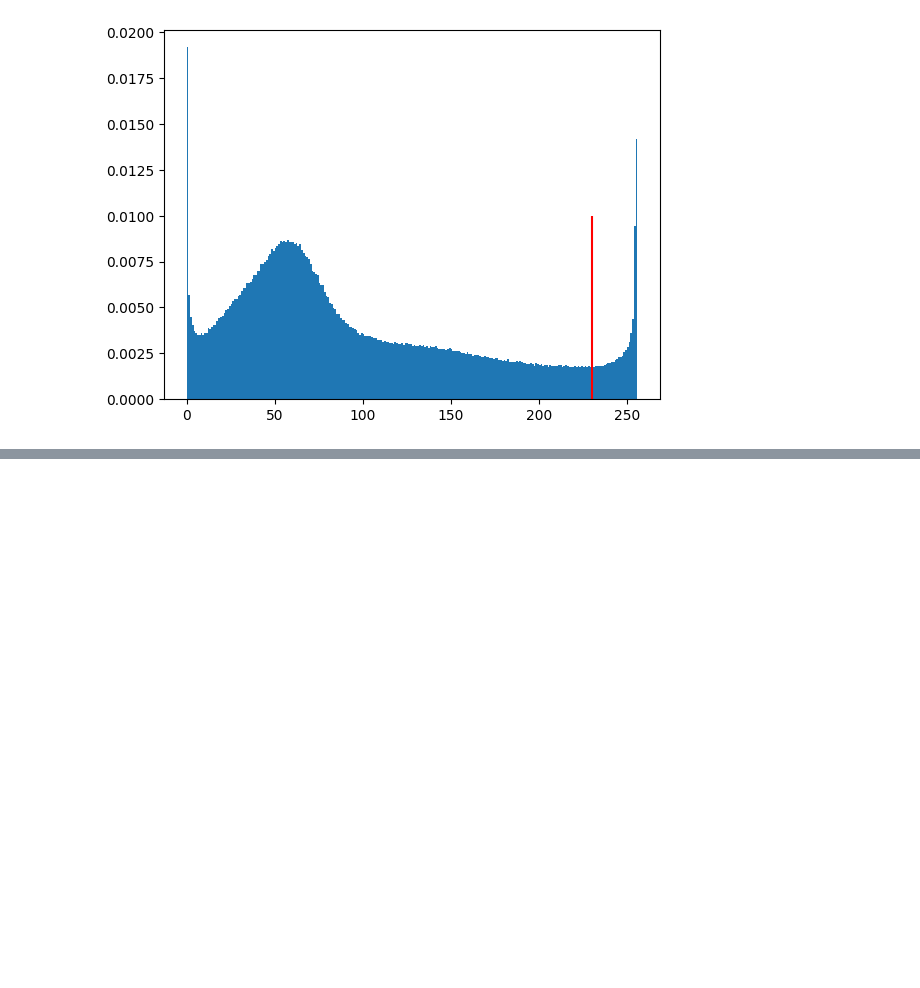
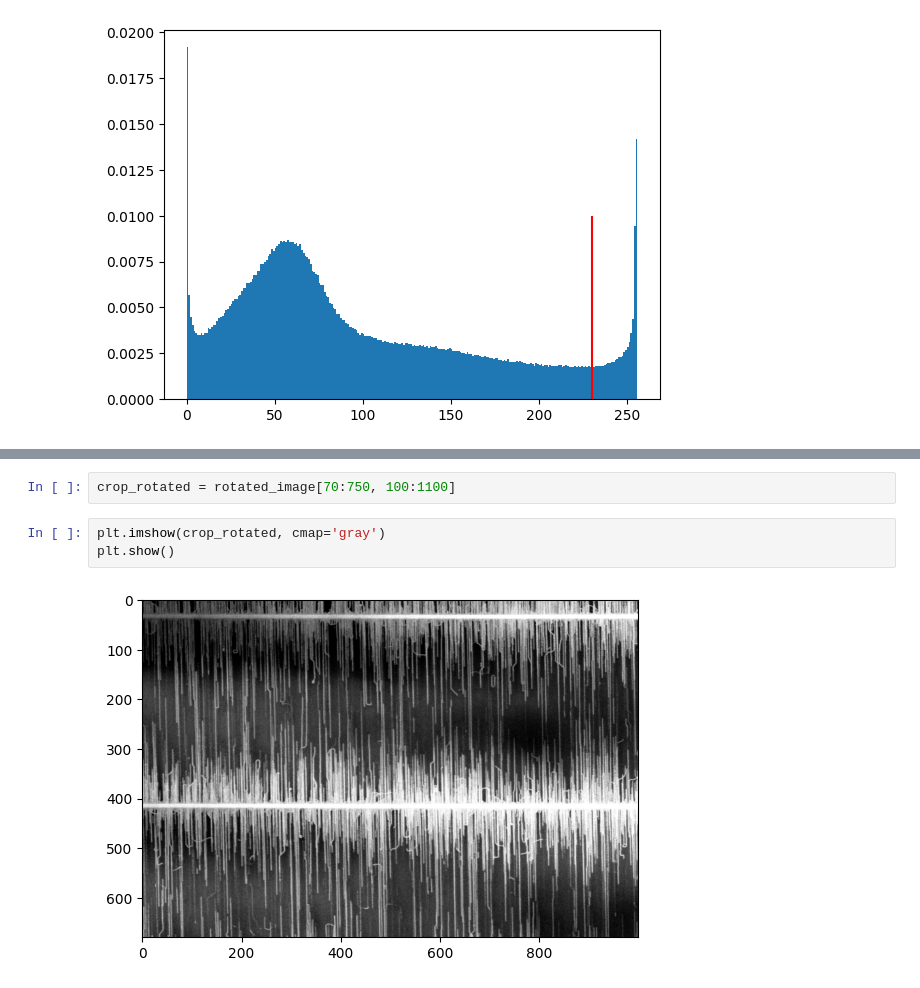
Before and after one commit to kykougaku/adhoc_analysis, a Jupyter notebook: notebook/semimage.ipynb, the cells around one changed output, grey strips where cells are left out. Saved outputs shown, nothing was run; the diff lists cells and outputs as text; blank space fills up the shorter version.

```diff
--- a/notebook/semimage.ipynb
+++ b/notebook/semimage.ipynb
@@ -43,0 +88,7 @@ plt.vlines(thereshold, 0, 0.01, color='r')
+# %%
+crop_rotated = rotated_image[70:750, 100:1100]
+# %%
+plt.imshow(crop_rotated, cmap='gray')
+plt.show()
+# %% [output]
+[figure, added]
```
Also changed, not shown: parts of 16 cells of this notebook.
